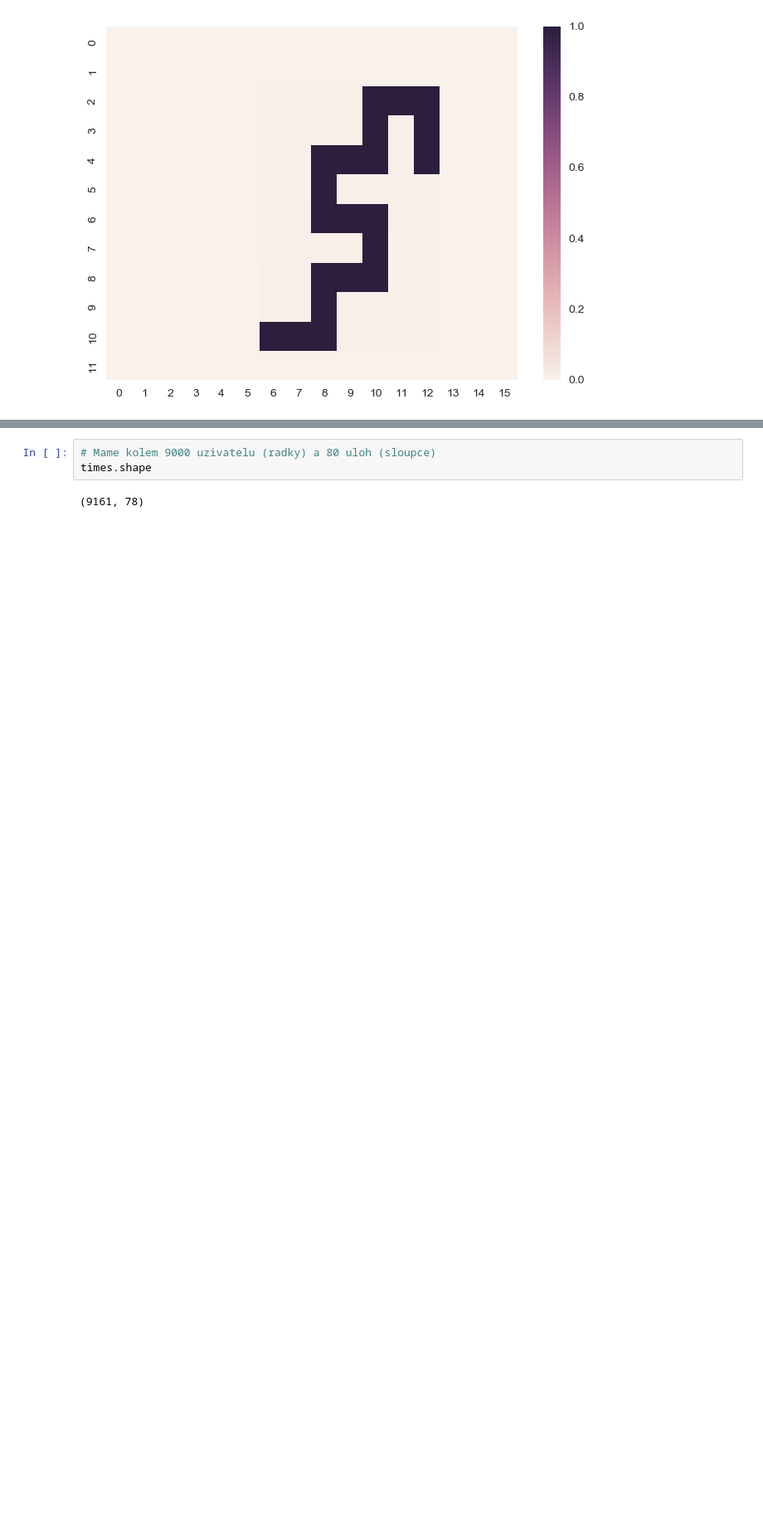
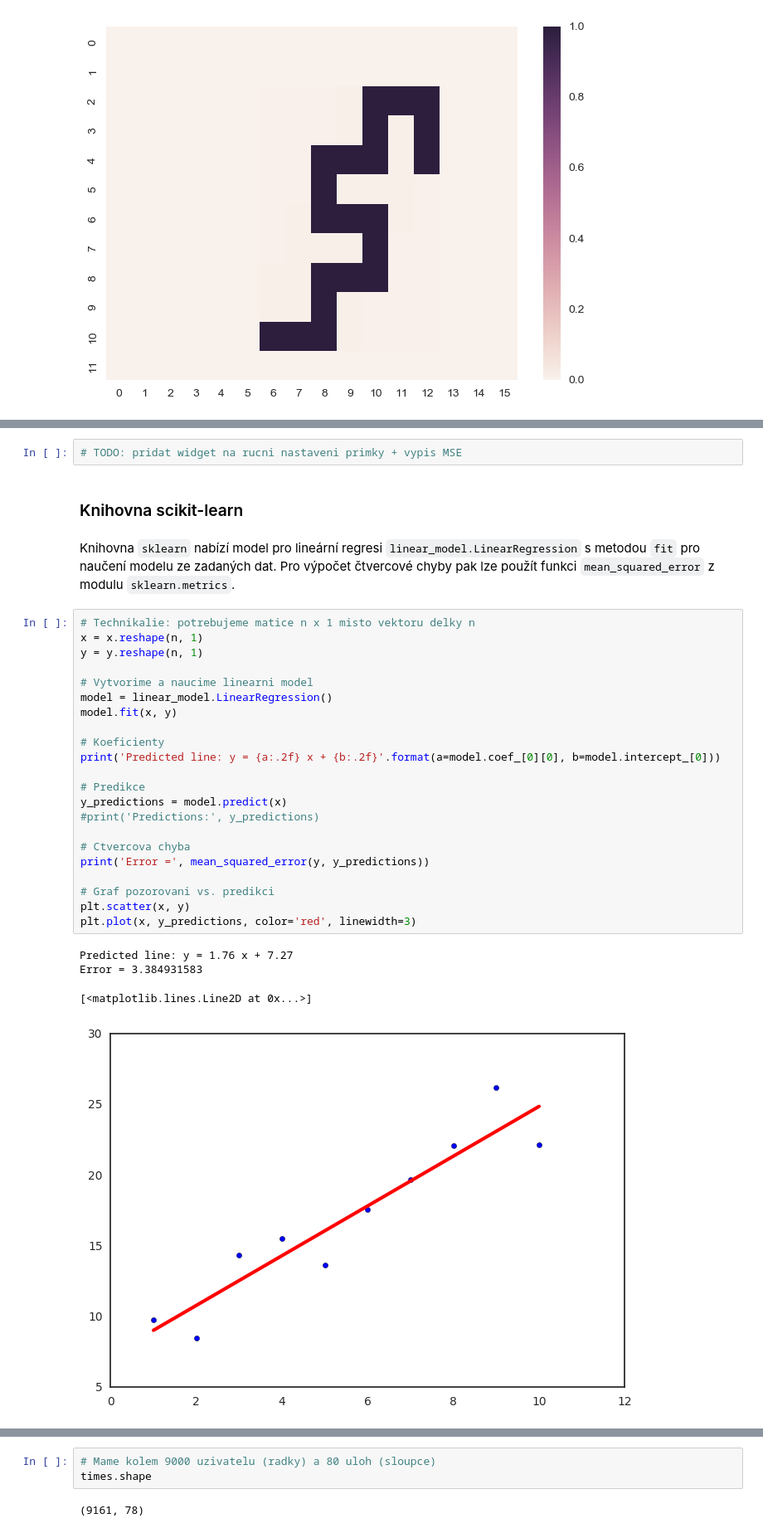
Before and after one commit to adaptive-learning/data-science-workshop, a Jupyter notebook: workshop.ipynb, the cells around one changed output, grey strips where cells are left out. Shown at 83% size. Drawn from its saved outputs; the diff is of its cells as text; blank space fills up the shorter version.

Commit message:
Start working on machine learning section

```diff
--- a/workshop.ipynb
+++ b/workshop.ipynb
@@ -206,0 +224,33 @@ TBA
+# %%
+# TODO: pridat widget na rucni nastaveni primky + vypis MSE
+# %% [markdown]
+### Knihovna scikit-learn
+# %% [markdown]
+Knihovna `sklearn` nabízí model pro lineární regresi `linear_model.LinearRegression` s metodou `fit` pro naučení modelu ze zadaných dat. Pro výpočet čtvercové chyby pak lze použít funkci `mean_squared_error` z modulu `sklearn.metrics`.
+# %%
+# Technikalie: potrebujeme matice n x 1 misto vektoru delky n
+x = x.reshape(n, 1)
+y = y.reshape(n, 1)
+
+# Vytvorime a naucime linearni model
+model = linear_model.LinearRegression()
+model.fit(x, y)
+
+# Koeficienty
+print('Predicted line: y = {a:.2f} x + {b:.2f}'.format(a=model.coef_[0][0], b=model.intercept_[0]))
+
+# Predikce
+y_predictions = model.predict(x)
+#print('Predictions:', y_predictions)
+
+# Ctvercova chyba
+print('Error =', mean_squared_error(y, y_predictions))
+
+# Graf pozorovani vs. predikci
+plt.scatter(x, y)
+plt.plot(x, y_predictions, color='red', linewidth=3)
+# %% [output]
+Predicted line: y = 1.76 x + 7.27
+Error = 3.384931583
+[<matplotlib.lines.Line2D at 0x...>]
+[figure, added]
```
Also changed, not shown: parts of 19 cells of this notebook, 1 other file.
